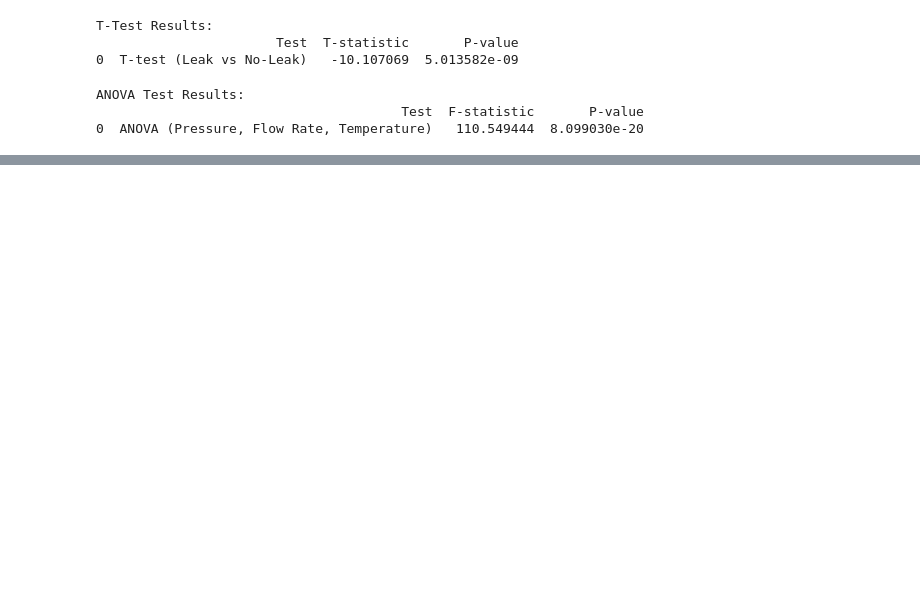
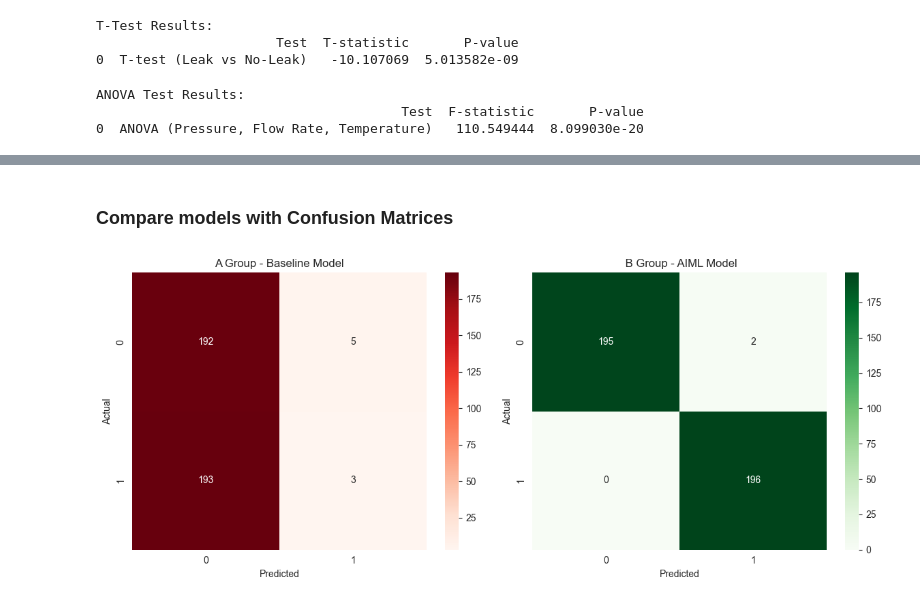
Before and after one commit to CSCN8040-Water-Wastage-in-Urban-Areas/Reducing-Water-Wastage-in-Urban-Areas, a Jupyter notebook: Unit4_inclass activity.ipynb, the cells around one changed output, grey strips where cells are left out. Drawn from its saved outputs; the diff is of its cells as text; code cells hidden in the pictures; blank space fills up the shorter version.

Commit message:
updated ipynb file to with more EDA and added models

```diff
--- a/Unit4_inclass activity.ipynb
+++ b/Unit4_inclass activity.ipynb
@@ -230,0 +347,7 @@ ANOVA Test Results:
+# %%
+# Simulate baseline A group (non-ML approach)
+prob_leak = df['Leak Status'].mean()
+y_pred_baseline = np.random.choice([0, 1], size=len(y_test), p=[1 - prob_leak, prob_leak])
+
+print("\n Baseline (A Group - Traditional Maintenance):\n")
+print(classification_report(y_test, y_pred_baseline, zero_division=0))
@@ -230,0 +367,9 @@ ANOVA Test Results:
+# %%
+# Train AI/ML Model (Random Forest)
+rf = RandomForestClassifier(random_state=42)
+rf.fit(X_train, y_train)
+
+y_pred_rf = rf.predict(X_test)
+
+print("\nAIML Model (B Group - Predictive AI Maintenance):\n")
+print(classification_report(y_test, y_pred_rf, zero_division=0))
@@ -230,0 +387,19 @@ ANOVA Test Results:
+# %% [markdown]
+### Compare models with Confusion Matrices
+# %%
+fig, axes = plt.subplots(1, 2, figsize=(12, 5))
+
+sns.heatmap(confusion_matrix(y_test, y_pred_baseline), annot=True, fmt='d', cmap='Reds', ax=axes[0])
+axes[0].set_title("A Group - Baseline Model")
+axes[0].set_xlabel("Predicted")
+axes[0].set_ylabel("Actual")
+
+sns.heatmap(confusion_matrix(y_test, y_pred_rf), annot=True, fmt='d', cmap='Greens', ax=axes[1])
+axes[1].set_title(" B Group - AIML Model")
+axes[1].set_xlabel("Predicted")
+axes[1].set_ylabel("Actual")
+
+plt.tight_layout()
+plt.show()
+# %% [output]
+[figure, added]
```
Also changed, not shown: parts of 26 cells of this notebook.
